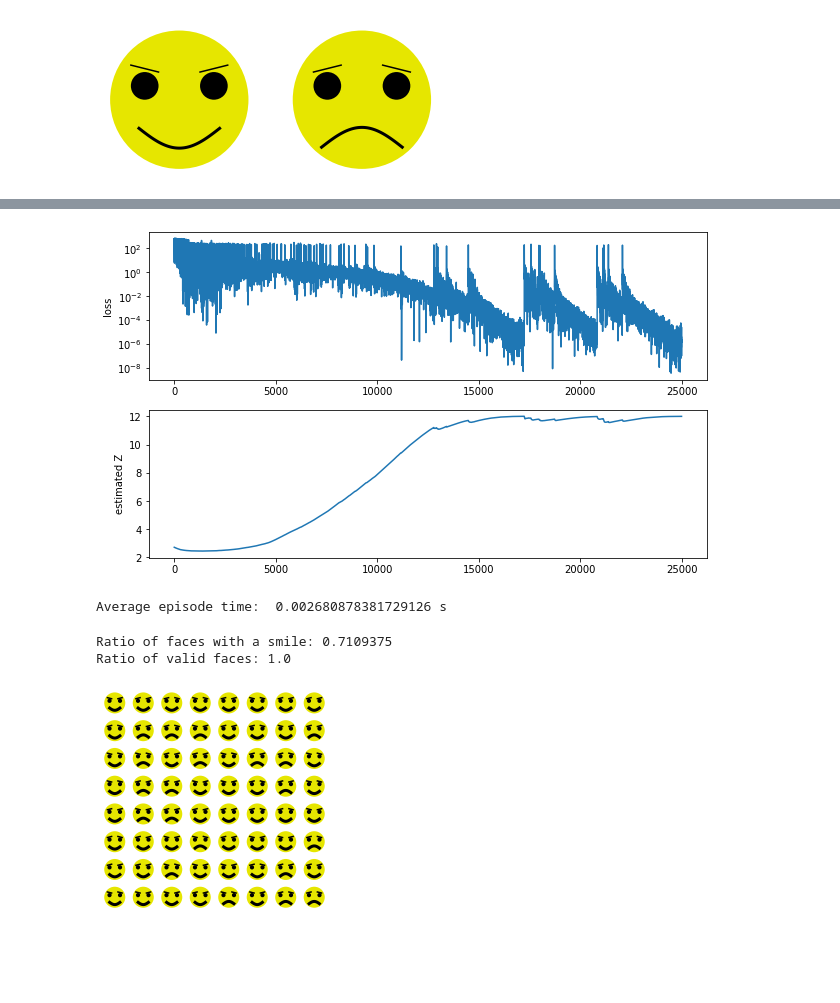
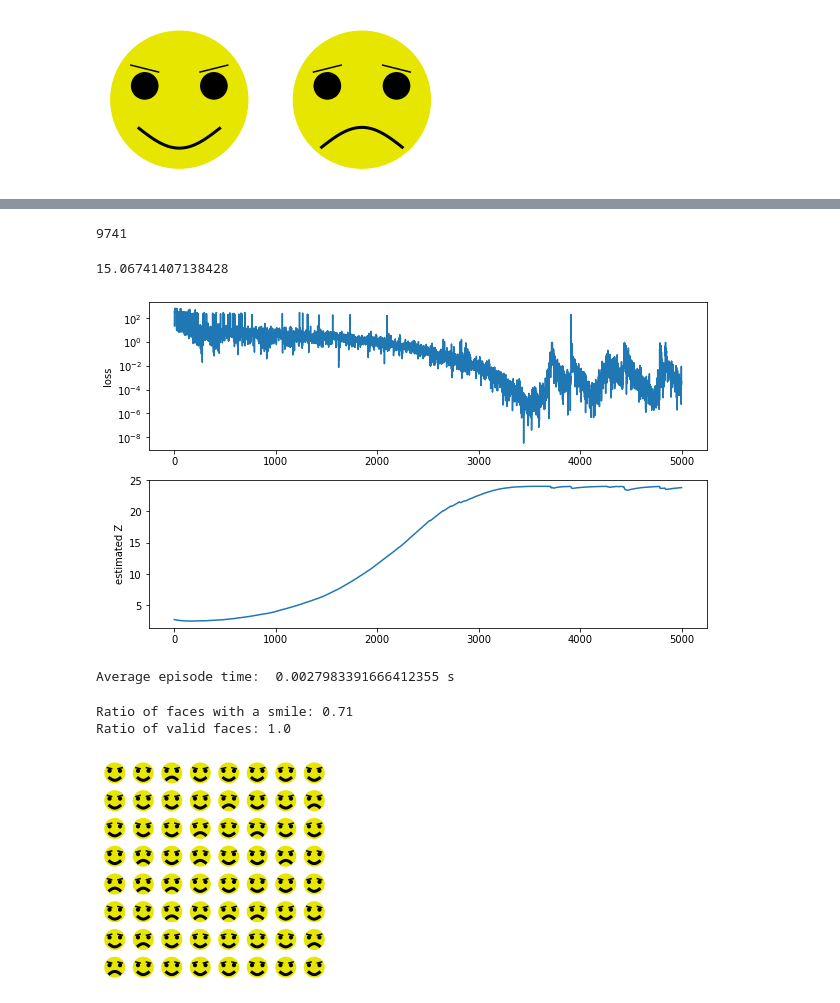
Before and after one commit to elilaird/quantum-gflownets, a Jupyter notebook: classical-gflownets.ipynb, the cells around one changed output, grey strips where cells are left out. Drawn from its saved outputs; the diff is of its cells as text; code cells hidden in the pictures; blank space fills up the shorter version.

```diff
--- a/classical-gflownets.ipynb
+++ b/classical-gflownets.ipynb
@@ -56,12 +56,27 @@ def face_reward(face):
     return 0
   # We want twice as many happy faces as sad faces so here we give a reward of 2 for smiles
   if 'smile' in face:
-    return 2
+    return 4
   if 'frown' in face:
-    return 1  # and a reward of 1 for frowns
+    return 2  # and a reward of 1 for frowns
   # If we reach this point, there's no mouth
   return 0
 
+# def face_reward(face):
+#   if has_overlap(face):
+#     return 0
+#   eyebrows = 'left_eb_down', 'left_eb_up', 'right_eb_down', 'right_eb_up'
+#   # Must have exactly two eyebrows
+#   if sum([i in face for i in eyebrows]) != 2:
+#     return 0
+#   # We want twice as many happy faces as sad faces so here we give a reward of 2 for smiles
+#   if 'smile' in face:
+#     return 1
+#   if 'frown' in face:
+#     return 2  # and a reward of 1 for frowns
+#   # If we reach this point, there's no mouth
+#   return 0
+
 def face_to_tensor(face):
   return torch.tensor([i in face for i in sorted_keys]).float()
 # %%
@@ -153,26 +194,45 @@ for episode in tqdm.tqdm(range(50000), ncols=40):
+# %%
+# print total number of parameters in the model
+print(sum(p.numel() for p in model.parameters()))
+# %% [output]
+9741
+# %%
+np.mean(np.exp(logZs))
+# %% [output]
+15.06741407138428
 # %%
+# take every 5th loss value
+losses = tb_losses[::5]
+zs = logZs[::5]
+
 f, ax = pp.subplots(2, 1, figsize=(10,6))
 pp.sca(ax[0])
-pp.plot(tb_losses)
+pp.plot(losses)
 pp.yscale('log')
 pp.ylabel('loss')
 pp.sca(ax[1])
-pp.plot(np.exp(logZs))
+pp.plot(np.exp(zs))
 pp.ylabel('estimated Z');
+
+#save figure
+pp.savefig('./classical-training-loss-smile.png')
 # %% [output]
-[figure, old version]
+[figure, new version]
 # %%
 print("Average episode time: ", np.mean(ep_times), "s")
 # %% [output]
-Average episode time:  0.002680878381729126 s
+Average episode time:  0.0027983391666412355 s
 # %%
 f, ax = pp.subplots(8,8,figsize=(4,4))
-print('Ratio of faces with a smile:', sum(['smile' in i for i in tb_sampled_faces[-128:]]) / 128)
-print('Ratio of valid faces:', sum([face_reward(i) > 0 for i in tb_sampled_faces[-128:]]) / 128)
+print('Ratio of faces with a smile:', sum(['smile' in i for i in tb_sampled_faces[-100:]]) / 100)
+print('Ratio of valid faces:', sum([face_reward(i) > 0 for i in tb_sampled_faces[-100:]]) / 100)
 for i, face in enumerate(tb_sampled_faces[-64:]):
   pp.sca(ax[i//8,i%8])
   draw_face(face)
+
+#save figure
+#pp.savefig('./classical-training-samples-frown.png')
 # %% [output]
-Ratio of faces with a smile: 0.7109375
+Ratio of faces with a smile: 0.71
 Ratio of valid faces: 1.0
-[figure, old version]
+[figure, new version]
```
Also changed, not shown: parts of 3 cells of this notebook, 2 other files.
